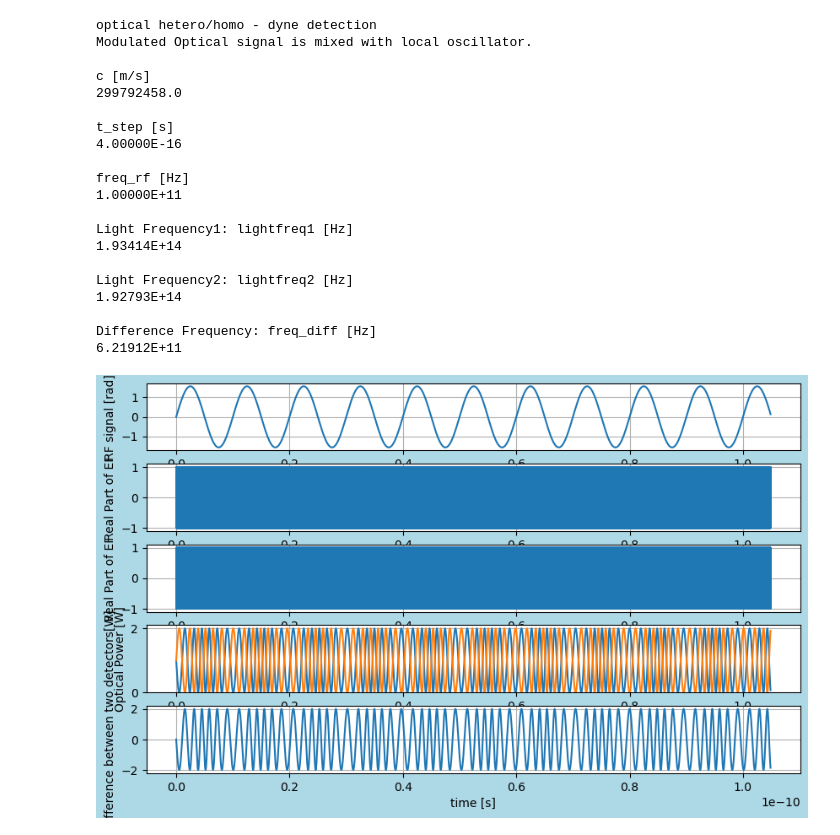
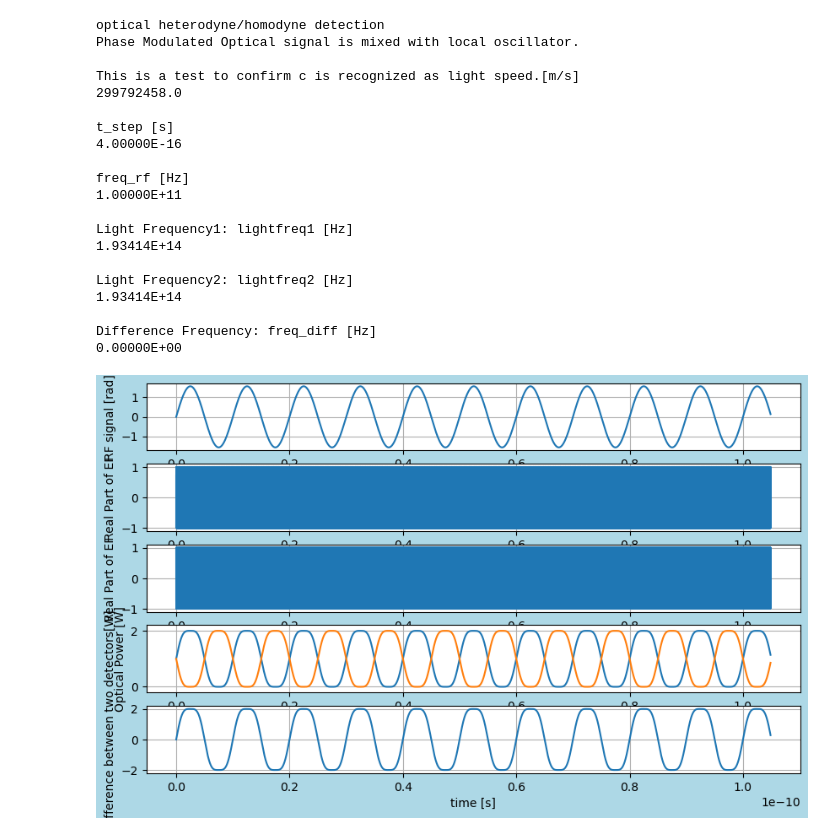
Before and after one commit to tacticstactics/optical-heterodyne-detection, a Jupyter notebook: optical_heterodyne_detection.ipynb, the cells around one changed output. Cells and saved outputs as stored; diff of their text form; code cells hidden in the pictures.

```diff
--- a/optical_heterodyne_detection.ipynb
+++ b/optical_heterodyne_detection.ipynb
@@ -6,11 +6,11 @@ from scipy.fft import fft, fftfreq
 from scipy.constants import c
 
 print('')
-print('optical hetero/homo - dyne detection')
-print('Modulated Optical signal is mixed with local oscillator.')
+print('optical heterodyne/homodyne detection')
+print('Phase Modulated Optical signal is mixed with local oscillator.')
 print('')
 
-print("c [m/s]")
+print("This is a test to confirm c is recognized as light speed.[m/s]")
 print(c)
 print('')
 
@@ -43,7 +43,7 @@ opl1 =100
 opl2= 100
 
 wl1 = 1550e-9
-wl2 = 1555e-9
+wl2 = 1550e-9
 
 # If wl1 and wl2 are equal, homodyne. If not, heterodyne.
 
@@ -153,7 +153,7 @@ ax3.grid()
 
 ax4.plot(tcol,Port3_1_powercol,tcol,Port3_2_powercol)
 ax4.set_ylabel("Optical Power [W]")
-ax4.set_ylim(0,2.1)
+ax4.set_ylim(-0.2,2.2)
 ax4.grid(True)
 
 ax5.plot(tcol,Power_diffcol)
@@ -166,8 +166,6 @@ fig2 = plt.figure(figsize = (10,6), facecolor='lightblue')
 
 ax2_1 = fig2.add_subplot(2, 1, 1)
 ax2_2 = fig2.add_subplot(2, 1, 2)
-#ax2_3 = fig2.add_subplot(4, 1, 3)
-#ax2_4 = fig2.add_subplot(4, 1, 4)
 
 xf = fftfreq(samplerate, t_step)[:samplerate//2]
 
@@ -201,36 +199,37 @@ ax3_1.grid(True)
 ax3_2.plot(xf, 2.0/samplerate * np.abs(Port2_powercol_f[0:samplerate//2]), label="Port2 Power")
 ax3_2.set_ylabel("Power Spectrum")
 ax3_2.set_xlim(-1e12,10e12)
 ax3_2.legend()
 ax3_2.grid(True)
 
 Power_diffcol_f = fft(Power_diffcol)
 ax3_3.plot(xf, 2.0/samplerate * np.abs(Power_diffcol_f[0:samplerate//2]), label="Power Difference")
+ax3_3.set_xlabel("Frequency [Hz]")
 ax3_3.set_ylabel("Power Difference Spectrum")
 ax3_3.set_xlim(-1e12,10e12)
 ax3_3.legend()
 ax3_3.grid(True)
 
 plt.show()
 # %% [output]
-optical hetero/homo - dyne detection
-Modulated Optical signal is mixed with local oscillator.
+optical heterodyne/homodyne detection
+Phase Modulated Optical signal is mixed with local oscillator.
 
-c [m/s]
+This is a test to confirm c is recognized as light speed.[m/s]
 299792458.0
 
 t_step [s]
 4.00000E-16
 
 freq_rf [Hz]
 1.00000E+11
 
 Light Frequency1: lightfreq1 [Hz]
 1.93414E+14
 
 Light Frequency2: lightfreq2 [Hz]
-1.92793E+14
+1.93414E+14
 
 Difference Frequency: freq_diff [Hz]
-6.21912E+11
+0.00000E+00
-[figure, old version]
+[figure, new version]
```
Also changed, not shown: parts of 2 cells of this notebook.
